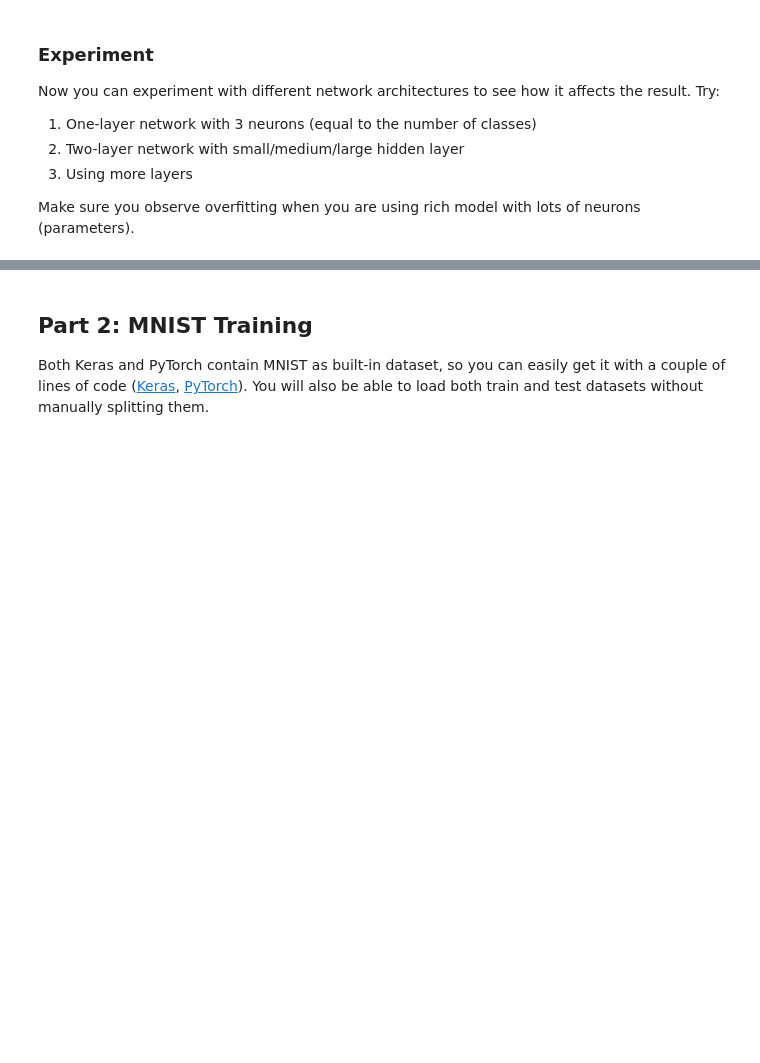
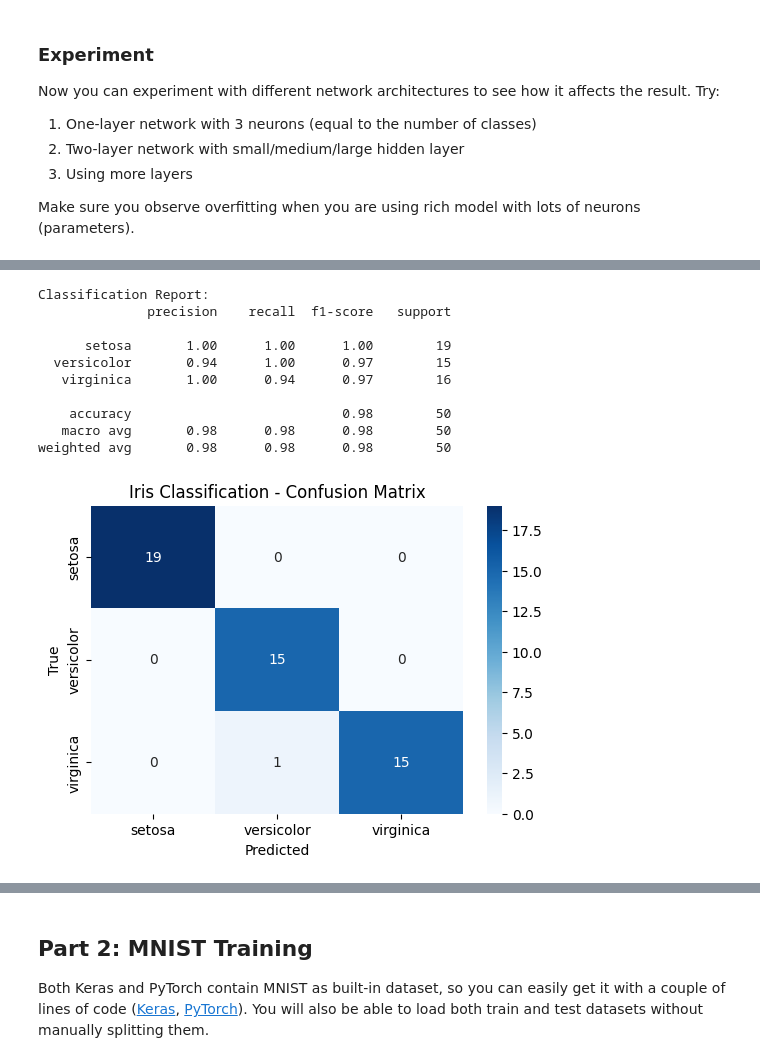
Before and after one commit to cjdevx-ai/Neural-Network-Lessons, a Jupyter notebook: LabFrameworks.ipynb, the cells around one changed output, grey strips where cells are left out. Drawn from its saved outputs; the diff is of its cells as text; code cells hidden in the pictures; blank space fills up the shorter version.

```diff
--- a/LabFrameworks.ipynb
+++ b/LabFrameworks.ipynb
@@ -135,0 +270,4 @@ Make sure you observe overfitting when you are using rich model with lots of neu
+# %%
+# Predictions
+y_pred_probs = model.predict(X_test)
+y_pred = np.argmax(y_pred_probs, axis=1)
@@ -135,0 +276,33 @@ Make sure you observe overfitting when you are using rich model with lots of neu
+# %%
+# Ensure y_test is in integer format
+if len(y_test.shape) > 1 and y_test.shape[1] > 1:  # one-hot encoded
+    y_test_int = np.argmax(y_test, axis=1)
+else:
+    y_test_int = y_test
+
+# Classification Report
+print("\nClassification Report:")
+print(classification_report(y_test_int, y_pred, target_names=iris.target_names))
+
+# Confusion Matrix
+cm = confusion_matrix(y_test_int, y_pred)
+plt.figure(figsize=(6,4))
+sns.heatmap(cm, annot=True, fmt="d", cmap="Blues",
+            xticklabels=iris.target_names,
+            yticklabels=iris.target_names)
+plt.xlabel("Predicted")
+plt.ylabel("True")
+plt.title("Iris Classification - Confusion Matrix")
+plt.show()
+# %% [output]
+Classification Report:
+              precision    recall  f1-score   support
+
+      setosa       1.00      1.00      1.00        19
+  versicolor       0.94      1.00      0.97        15
+   virginica       1.00      0.94      0.97        16
+
+    accuracy                           0.98        50
+   macro avg       0.98      0.98      0.98        50
+weighted avg       0.98      0.98      0.98        50
+[figure, added]
```
Also changed, not shown: parts of 18 cells of this notebook.
